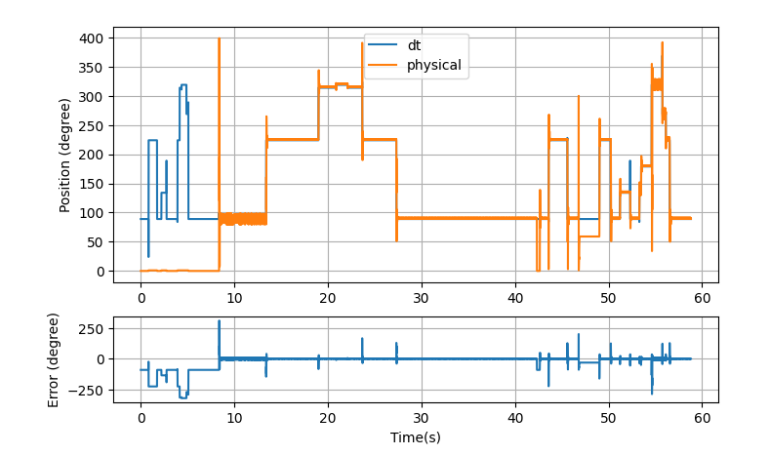
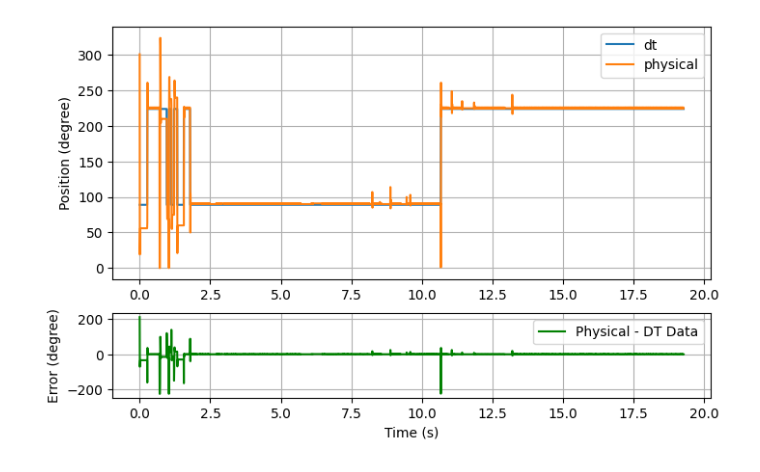
Before and after one commit to marco-milanesi/FPGA-based-Digital-Twin, a Jupyter notebook: plot/plot_function.ipynb, the cells around one changed output. Cells and saved outputs as stored; diff of their text form; code cells hidden in the pictures.

```diff
--- a/plot/plot_function.ipynb
+++ b/plot/plot_function.ipynb
@@ -3,39 +5,35 @@
 # %%
 import seaborn as sns
 import pandas as pd
+import numpy as np
 import matplotlib.pyplot as plt
 
 
-# Read the data from the files
-with open('time.txt', 'r') as f:
-    time_data = [float(line.strip()) for line in f.readlines()]
+# Read the data from the file
+data = pd.read_csv('datasetFaultFLatControAction.txt', delim_whitespace=True, header=None, names=['physical', 'error', 'dt_data', 'realMV', 'dtMV'])
 
-with open('dt.txt', 'r') as f:
-    dt_data = [float(line.strip()) for line in f.readlines()]
-
-with open('physical.txt', 'r') as f:
-    physical_data = [float(line.strip()) for line in f.readlines()]
-
-# Create a DataFrame from the data
-df = pd.DataFrame({'time': time_data, 'dt': dt_data, 'physical': physical_data})
+# Create a time vector with a sampling time of 0.005882353
+t = np.arange(len(data)) * 0.005882353
 
 # Create a figure with two subplots, with the second subplot stretched vertically
 fig, (ax1, ax2) = plt.subplots(2, 1, figsize=(8, 5), gridspec_kw={"height_ratios": [3, 1]})
+
 # Plot the data using seaborn in the first subplot
-sns.lineplot(data=df, x='time', y='dt', label='dt', ax=ax1)
-sns.lineplot(data=df, x='time', y='physical', label='physical', ax=ax1)
+sns.lineplot(data=data, x=t, y='dt_data', label='dt', ax=ax1)
+sns.lineplot(data=data, x=t, y='physical', label='physical', ax=ax1)
 ax1.set_xlabel(' ')
 ax1.set_ylabel('Position (degree)')
 ax1.legend()
 ax1.grid()
 
 # Compute the error and plot it using seaborn in the second subplot
-df['error'] = df['physical'] - df['dt']
-sns.lineplot(data=df, x='time', y='error', ax=ax2)
-ax2.set_xlabel('Time(s)')
+data['error'] = data['physical'] - data['dt_data']
+sns.lineplot(data=data, x=t, y='error', label='Physical - DT Data',color='green', ax=ax2)
+ax2.set_xlabel('Time (s)')
 ax2.set_ylabel('Error (degree)')
 ax2.grid()
+ax2.legend()
 plt.savefig('my_figure.pdf')
 plt.show()
 # %% [output]
-[figure, old version]
+[figure, new version]
```
Also changed, not shown: parts of 3 cells of this notebook.
